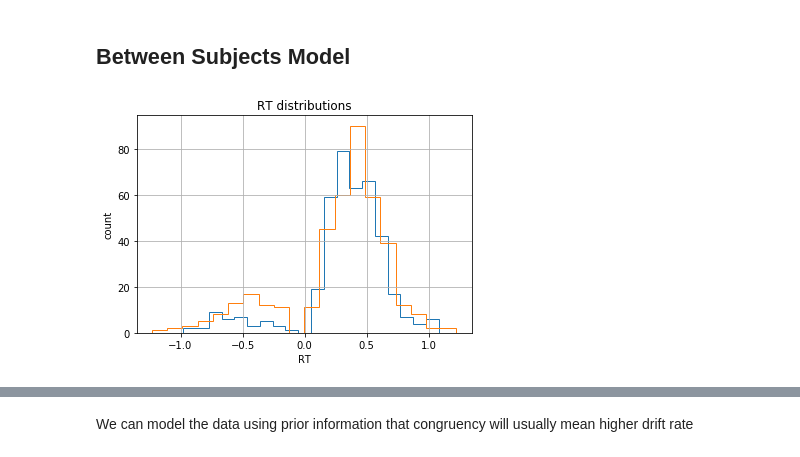
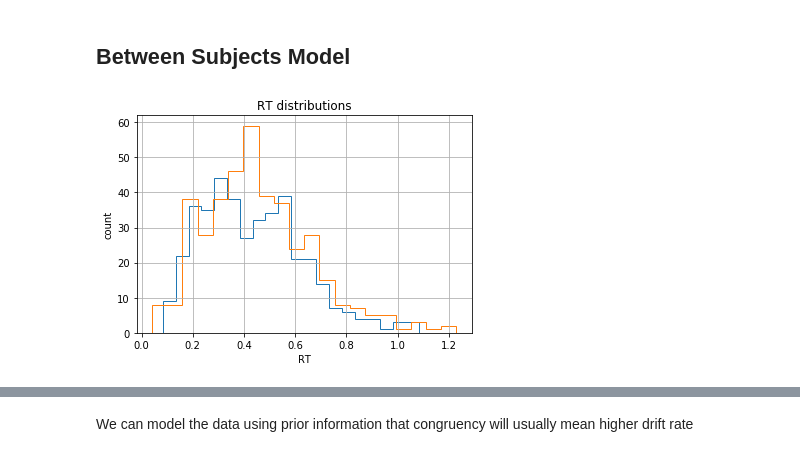
Before and after one commit to chauedwin/NumerosityHDDM, a Jupyter notebook: NewExperiment.ipynb, the cells around one changed output, grey strips where cells are left out. Cells and saved outputs as stored; diff of their text form; code cells hidden in the pictures.

```diff
--- a/NewExperiment.ipynb
+++ b/NewExperiment.ipynb
@@ -232,10 +232,10 @@ alldata['stimName'] = np.select(conditions, choices)
 # %%
 fig = plt.figure()
 ax = fig.add_subplot(111, xlabel='RT', ylabel='count', title='RT distributions')
-for i, subj_data in flipalldata.groupby('Subj_id'):
+for i, subj_data in alldata.groupby('Subj_id'):
     subj_data.rt.hist(bins=20, histtype='step', ax=ax)
 # %% [output]
-[figure, old version]
+[figure, new version]
 # %%
 model = hddm.HDDM(alldata)
 model.find_starting_values()
```
Also changed, not shown: parts of 17 cells of this notebook.
